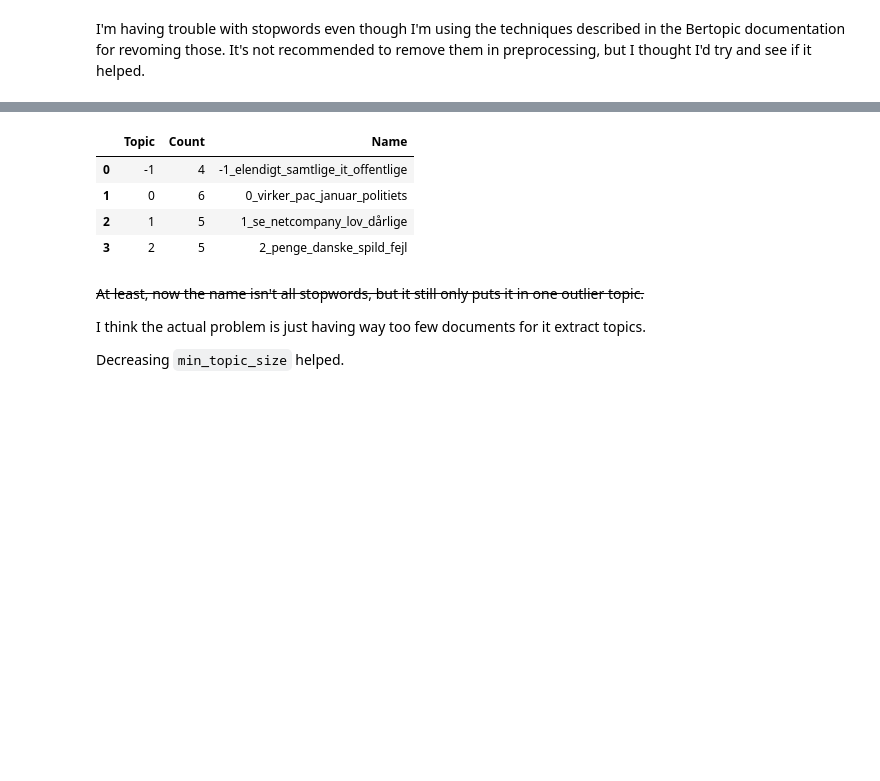
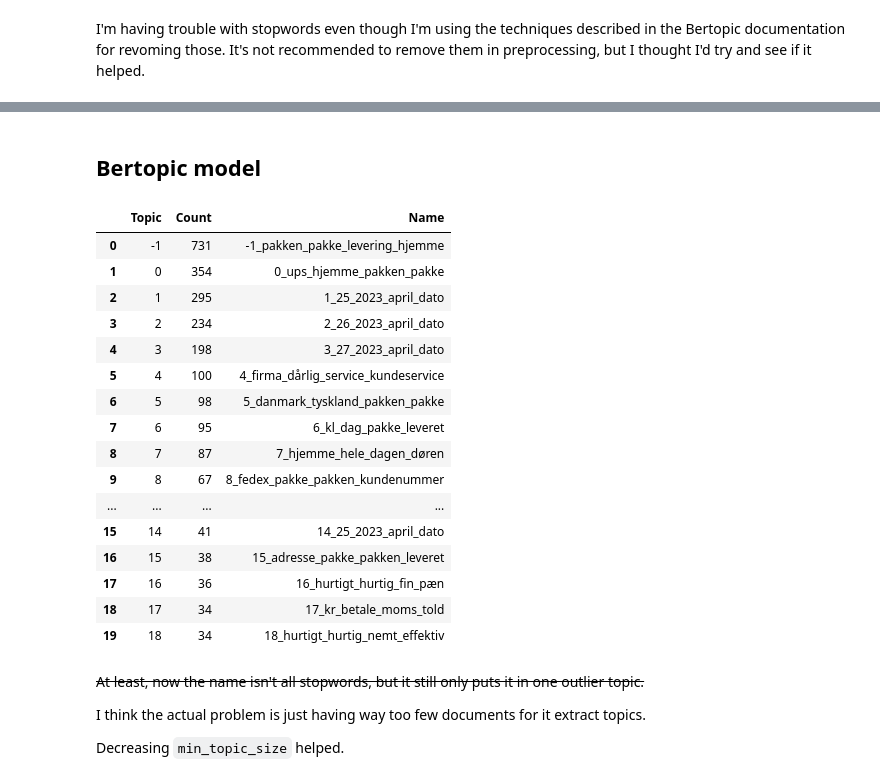
Before and after one commit to KD131/soft-sem1-datascience-sp1, a Jupyter notebook: 8_bertopic.ipynb, the cells around one changed output, grey strips where cells are left out. Saved outputs shown, nothing was run; the diff lists cells and outputs as text; code cells hidden in the pictures; blank space fills up the shorter version.

Commit message:
bertopic trustpilot uses new fetch tools

```diff
--- a/8_bertopic.ipynb
+++ b/8_bertopic.ipynb
@@ -20,2 +46,2 @@ url = 'https://dk.trustpilot.com/review/www.netcompany.com'
 # %%
-reviews_dict = json_or_fetch(url, fetch.trustpilot, 'data/trustpilot.json')
+reviews_dict = json_or_fetch(many_pages, urls, args, path='data/trustpilot.json')
@@ -43,3 +87,5 @@ da_stopwords = spacy.lang.da.stop_words.STOP_WORDS
+# %%
+count_vectorizer = CountVectorizer(stop_words=list(da_stopwords))
 # %%
 def clean_sentence(sentence):
     sentence = sentence.strip()
@@ -56,2 +111,4 @@ embeddings = embedder.encode(docs, show_progress_bar=True)
+# %% [markdown]
+## Bertopic model
 # %%
 ctfid_model = ClassTfidfTransformer(reduce_frequent_words=True)
@@ -60,13 +115,29 @@ topic_model = BERTopic(language="multilingual", min_topic_size=3, embedding_mode
+# %%
+topic_model = BERTopic(language="multilingual", nr_topics=None, min_topic_size=5, vectorizer_model=count_vectorizer,
+                       seed_topic_list=[['god', 'godt', 'hurtig', 'hurtigt'],
+                                        ['dårlig', 'dårligt', 'dårlige', 'langsom']])
 # %%
-topics, probs = topic_model.fit_transform(docs)
+topics, probs = topic_model.fit_transform(docs, embeddings)
 # %%
-topic_model.get_topic_info()
+topic_model.get_topic_info()[:20]
 # %% [output]
 |  | Topic | Count | Name |
-| 0 | -1 | 4 | -1_elendigt_samtlige_it_offentlige |
-| 1 | 0 | 6 | 0_virker_pac_januar_politiets |
-| 2 | 1 | 5 | 1_se_netcompany_lov_dårlige |
-| 3 | 2 | 5 | 2_penge_danske_spild_fejl |
+| 0 | -1 | 731 | -1_pakken_pakke_levering_hjemme |
+| 1 | 0 | 354 | 0_ups_hjemme_pakken_pakke |
+| 2 | 1 | 295 | 1_25_2023_april_dato |
+| 3 | 2 | 234 | 2_26_2023_april_dato |
+| 4 | 3 | 198 | 3_27_2023_april_dato |
+| 5 | 4 | 100 | 4_firma_dårlig_service_kundeservice |
+| 6 | 5 | 98 | 5_danmark_tyskland_pakken_pakke |
+| 7 | 6 | 95 | 6_kl_dag_pakke_leveret |
+| 8 | 7 | 87 | 7_hjemme_hele_dagen_døren |
+| 9 | 8 | 67 | 8_fedex_pakke_pakken_kundenummer |
+| ... | ... | ... | ... |
+| 15 | 14 | 41 | 14_25_2023_april_dato |
+| 16 | 15 | 38 | 15_adresse_pakke_pakken_leveret |
+| 17 | 16 | 36 | 16_hurtigt_hurtig_fin_pæn |
+| 18 | 17 | 34 | 17_kr_betale_moms_told |
+| 19 | 18 | 34 | 18_hurtigt_hurtig_nemt_effektiv |
 # %% [markdown]
 ~~At least, now the name isn't all stopwords, but it still only puts it in one outlier topic.~~
 
```
Also changed, not shown: parts of 18 cells of this notebook, 1 other file.
